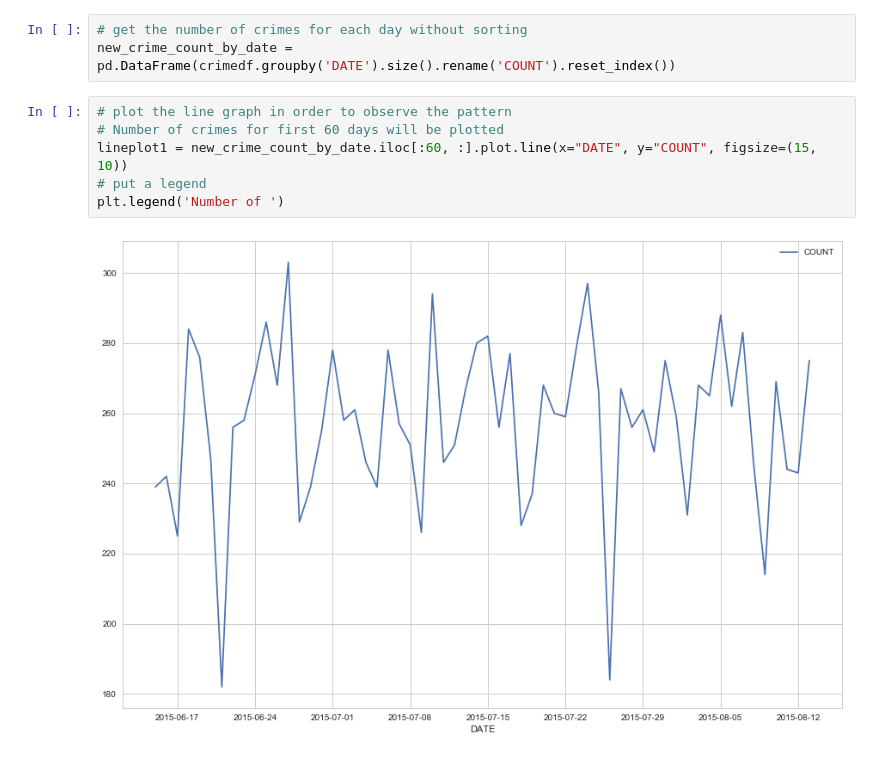
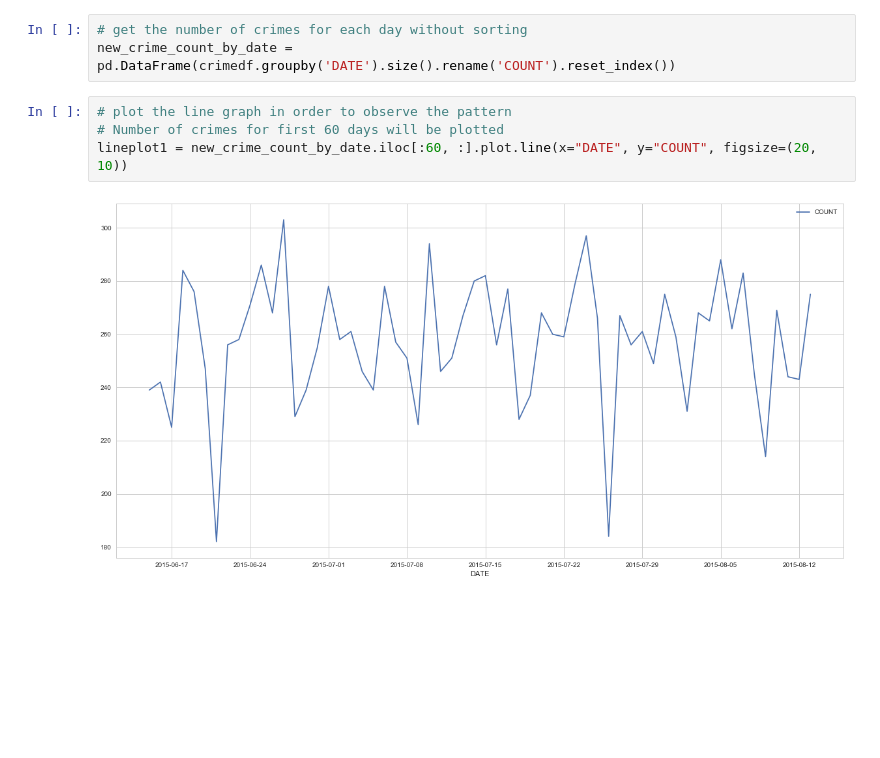
Before and after one commit to thusharabandara/boston-crime, a Jupyter notebook: analysis_1.ipynb, the cells around one changed output. Cells and saved outputs as stored; diff of their text form; blank space fills up the shorter version.

Commit message:
shrink the line graph to plot first 60 days

```diff
--- a/analysis_1.ipynb
+++ b/analysis_1.ipynb
@@ -172,8 +172,6 @@ new_crime_count_by_date = pd.DataFrame(crimedf.groupby('DATE').size().rename('CO
 # %%
 # plot the line graph in order to observe the pattern
 # Number of crimes for first 60 days will be plotted
-lineplot1 = new_crime_count_by_date.iloc[:60, :].plot.line(x="DATE", y="COUNT", figsize=(15, 10))
-# put a legend
-plt.legend('Number of ')
+lineplot1 = new_crime_count_by_date.iloc[:60, :].plot.line(x="DATE", y="COUNT", figsize=(20, 10))
 # %% [output]
-[figure, old version]
+[figure, new version]
```
